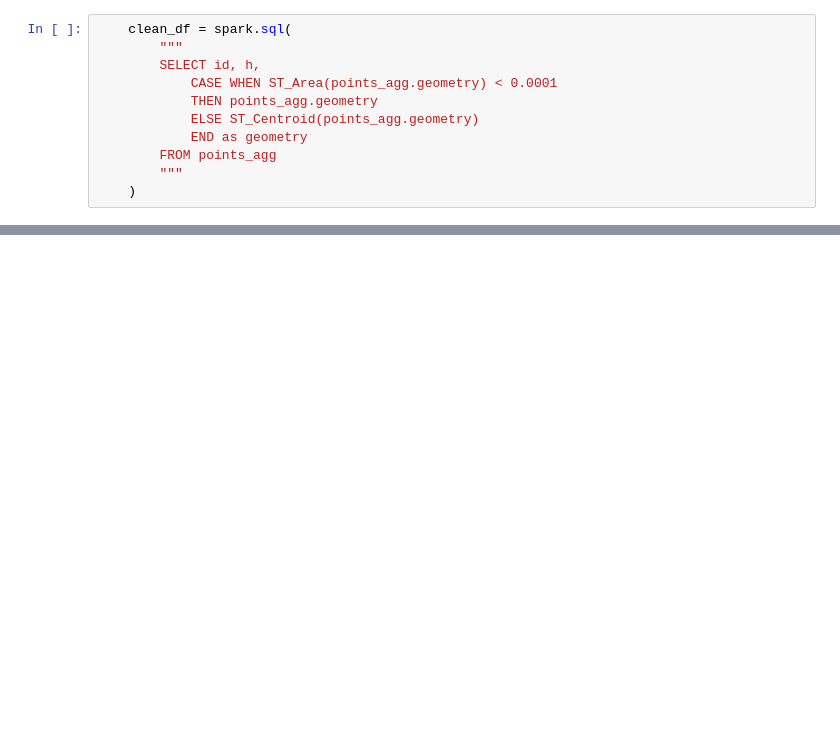
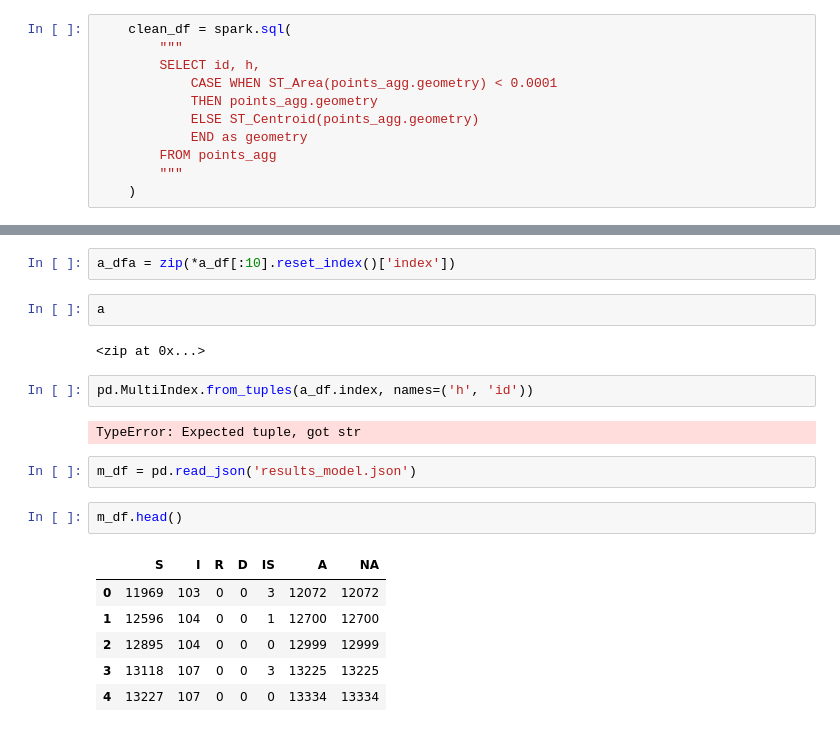
Before and after one commit to awolfmann/geocovid, a Jupyter notebook: eda.ipynb, the cells around one changed output, grey strips where cells are left out. Saved outputs shown, nothing was run; the diff lists cells and outputs as text; blank space fills up the shorter version.

```diff
--- a/eda.ipynb
+++ b/eda.ipynb
@@ -128,0 +169,21 @@ area_df.describe('h').show()
+# %%
+a_dfa = zip(*a_df[:10].reset_index()['index'])
+# %%
+a
+# %% [output]
+<zip at 0x...>
+# %%
+pd.MultiIndex.from_tuples(a_df.index, names=('h', 'id'))
+# %% [output]
+TypeError: Expected tuple, got str
+# %%
+m_df = pd.read_json('results_model.json')
+# %%
+m_df.head()
+# %% [output]
+|  | S | I | R | D | IS | A | NA |
+| 0 | 11969 | 103 | 0 | 0 | 3 | 12072 | 12072 |
+| 1 | 12596 | 104 | 0 | 0 | 1 | 12700 | 12700 |
+| 2 | 12895 | 104 | 0 | 0 | 0 | 12999 | 12999 |
+| 3 | 13118 | 107 | 0 | 0 | 3 | 13225 | 13225 |
+| 4 | 13227 | 107 | 0 | 0 | 0 | 13334 | 13334 |
```
Also changed, not shown: parts of 14 cells of this notebook, 3 other files.
